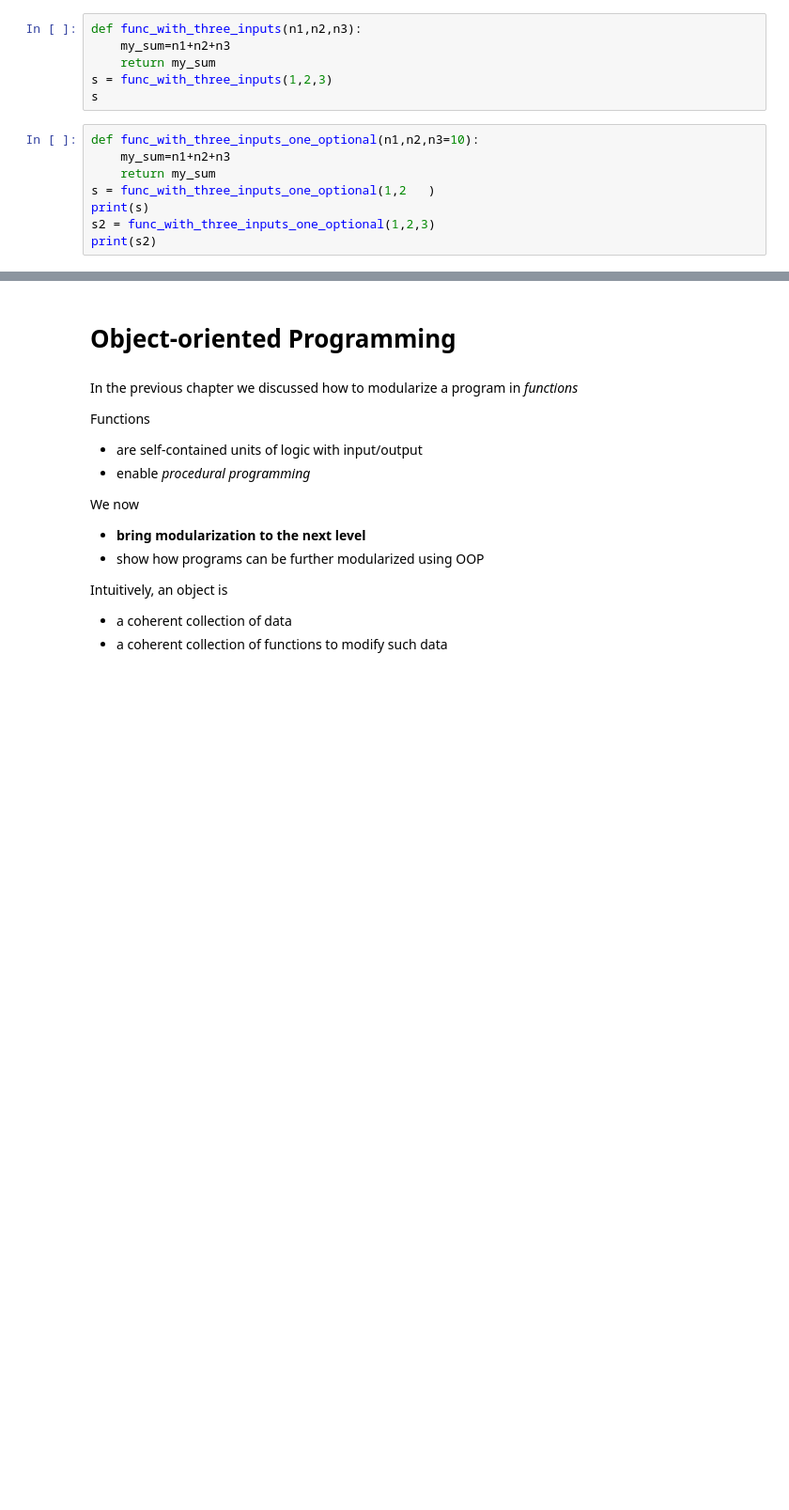
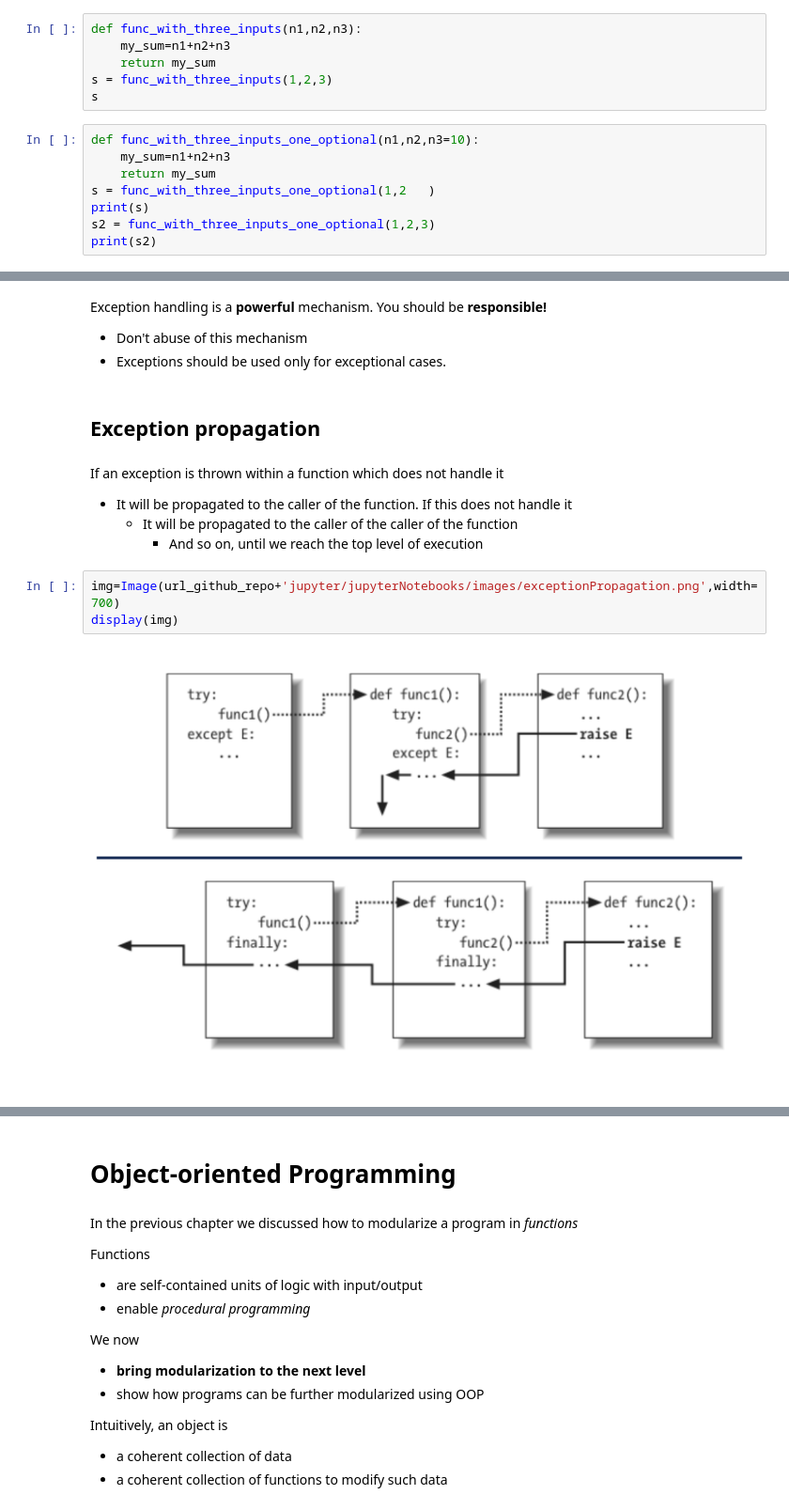
Before and after one commit to EMbeDS-education/ComputationalEconomicsVandin20252026, a Jupyter notebook: jupyter/jupyterNotebooks/P1_Programming.ipynb, the cells around one changed output, grey strips where cells are left out. Shown at 94% size. Saved outputs shown, nothing was run; the diff lists cells and outputs as text; blank space fills up the shorter version.

```diff
--- a/jupyter/jupyterNotebooks/P1_Programming.ipynb
+++ b/jupyter/jupyterNotebooks/P1_Programming.ipynb
@@ -2703,0 +2973,16 @@ print(s2)
+# %% [markdown]
+Exception handling is a __powerful__ mechanism. You should be __responsible!__
+- Don't abuse of this mechanism
+- Exceptions should be used only for exceptional cases.
+# %% [markdown]
+## Exception propagation
+# %% [markdown]
+If an exception is thrown within a function which does not handle it
+* It will be propagated to the caller of the function. If this does not handle it
+  * It will be propagated to the caller of the caller of the function
+    * And so on, until we reach the top level of execution
+# %%
+img=Image(url_github_repo+'jupyter/jupyterNotebooks/images/exceptionPropagation.png',width=700)
+display(img)
+# %% [output]
+[figure, added]
```
Also changed, not shown: parts of 42 cells of this notebook, 1 other file.
